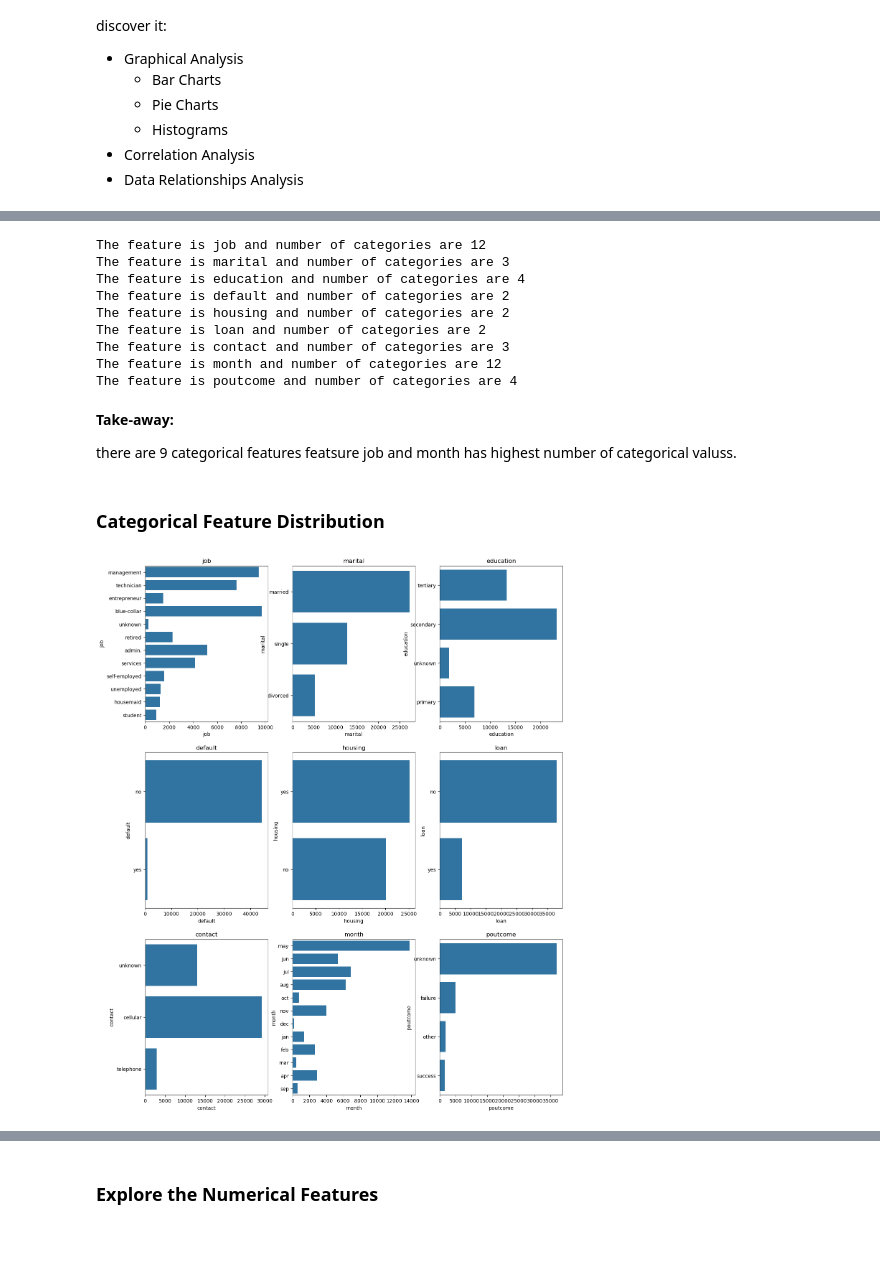
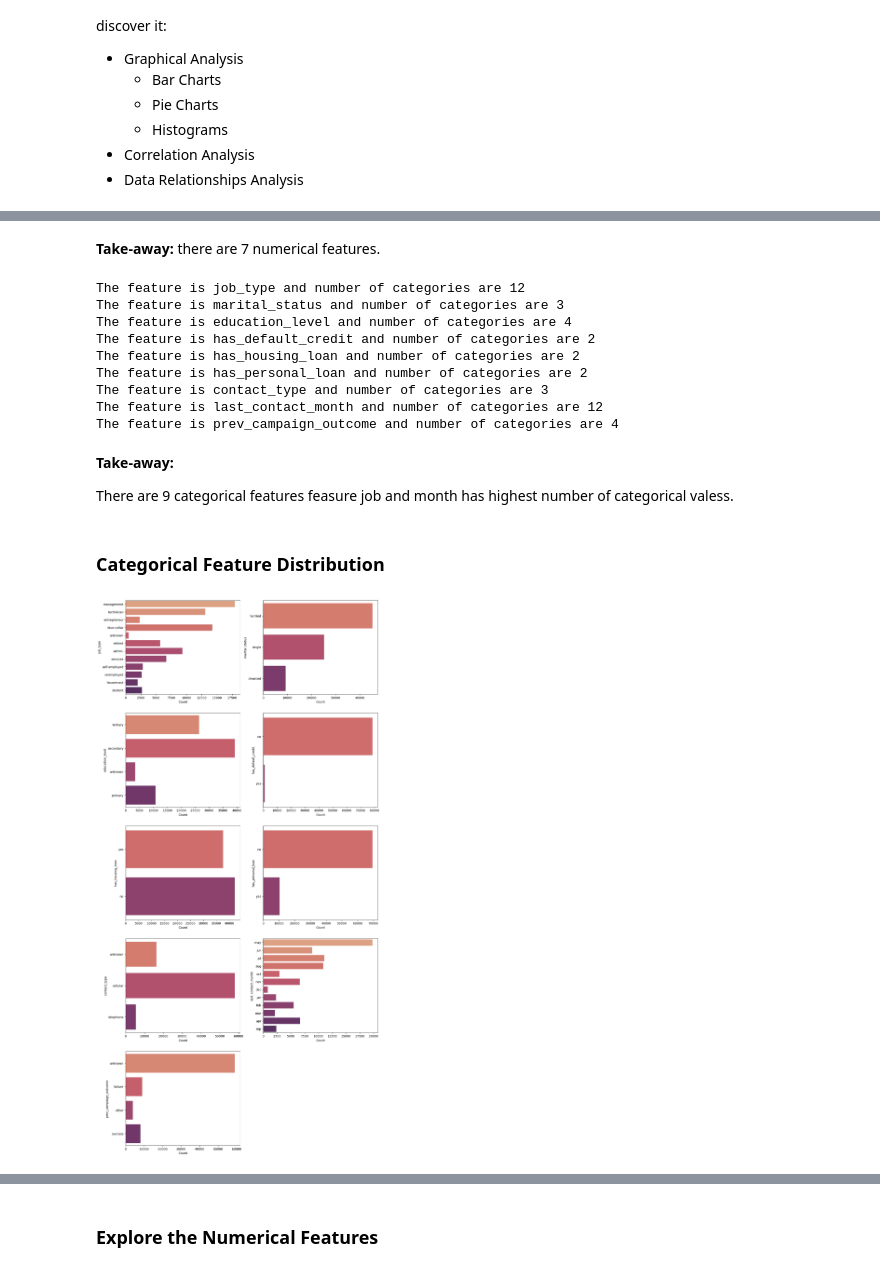
Before and after one commit to surumyshefna/Bank-Marketing-ML-project, a Jupyter notebook: Bank Marketing-ML Project.ipynb, the cells around one changed output, grey strips where cells are left out. Drawn from its saved outputs; the diff is of its cells as text; code cells hidden in the pictures; blank space fills up the shorter version.

```diff
--- a/Bank Marketing-ML Project.ipynb
+++ b/Bank Marketing-ML Project.ipynb
@@ -61,4 +58,4 @@ warnings.filterwarnings('ignore')
 # %%
 
 # Load the dataset with ';' as the delimiter
-data = pd.read_csv('bank-full.csv', delimiter=';', quotechar='"')
+bank_df = pd.read_csv('bank-full.csv', delimiter=';')
@@ -260,0 +314,5 @@ Number of duplicate rows: 0
+# %%
+from sklearn.preprocessing import LabelEncoder
+le=LabelEncoder()
+bank_df['term_deposit_subscription']=le.fit_transform(bank_df['term_deposit_subscription'])
+bank_df
@@ -260,0 +390,14 @@ Number of duplicate rows: 0
+# %%
+from imblearn.over_sampling import RandomOverSampler
+
+
+# Separate features and target variable
+X = bank_df.drop('term_deposit_subscription', axis=1)
+y = bank_df['term_deposit_subscription']
+
+# Apply Random Oversampling
+ros = RandomOverSampler(random_state=42)
+X_resampled, y_resampled = ros.fit_resample(X, y)
+
+# Create a new DataFrame with the resampled data
+bank_df_resampled = pd.concat([X_resampled, y_resampled], axis=1)
@@ -293,37 +480,42 @@ plt.show()
+# %% [markdown]
+**Take-away:**
+there are 7 numerical features.
 # %%
+#categorical features
+categorical_features = bank_df_resampled.select_dtypes(include='object').columns
 for feature in categorical_features:
-    print('The feature is {} and number of categories are {}'.format(feature,len(df[feature].unique())))
+    print('The feature is {} and number of categories are {}'.format(feature,len(bank_df_resampled[feature].unique())))
 # %% [output]
-The feature is job and number of categories are 12
-The feature is marital and number of categories are 3
-The feature is education and number of categories are 4
-The feature is default and number of categories are 2
-The feature is housing and number of categories are 2
-The feature is loan and number of categories are 2
-The feature is contact and number of categories are 3
-The feature is month and number of categories are 12
-The feature is poutcome and number of categories are 4
+The feature is job_type and number of categories are 12
+The feature is marital_status and number of categories are 3
+The feature is education_level and number of categories are 4
+The feature is has_default_credit and number of categories are 2
+The feature is has_housing_loan and number of categories are 2
+The feature is has_personal_loan and number of categories are 2
+The feature is contact_type and number of categories are 3
+The feature is last_contact_month and number of categories are 12
+The feature is prev_campaign_outcome and number of categories are 4
 # %% [markdown]
 **Take-away:**
 
 
-there are 9 categorical features
-featsure job and month has highest number of categorical valuss.
+There are 9 categorical features
+feasure job and month has highest number of categorical valess.
 # %% [markdown]
 ### Categorical Feature Distribution ###
 # %%
 #check count based on categorical features
 plt.figure(figsize=(15,80), facecolor='white')
 plotnumber =1
 for categorical_feature in categorical_features:
-    ax = plt.subplot(12,3,plotnumber)
-    sns.countplot(y=categorical_feature,data=df)
-    plt.xlabel(categorical_feature)
-    plt.title(categorical_feature)
+    ax = plt.subplot(12,2,plotnumber)
+    sns.countplot(y=categorical_feature,data=bank_df_resampled,palette="flare")
+    plt.xlabel('Count')
+    plt.ylabel(categorical_feature)
     plotnumber+=1
 plt.show()
 # %% [output]
-[figure, old version]
+[figure, new version]
 # %% [markdown]
 **Take-away:**
 
```
Also changed, not shown: parts of 89 cells of this notebook.
